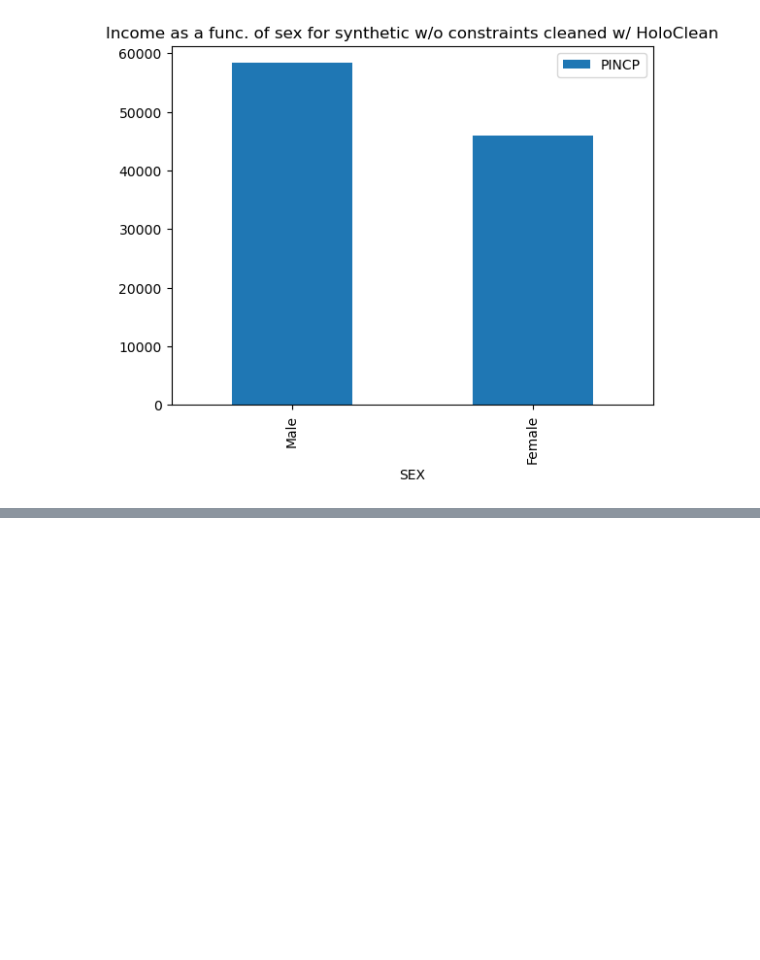
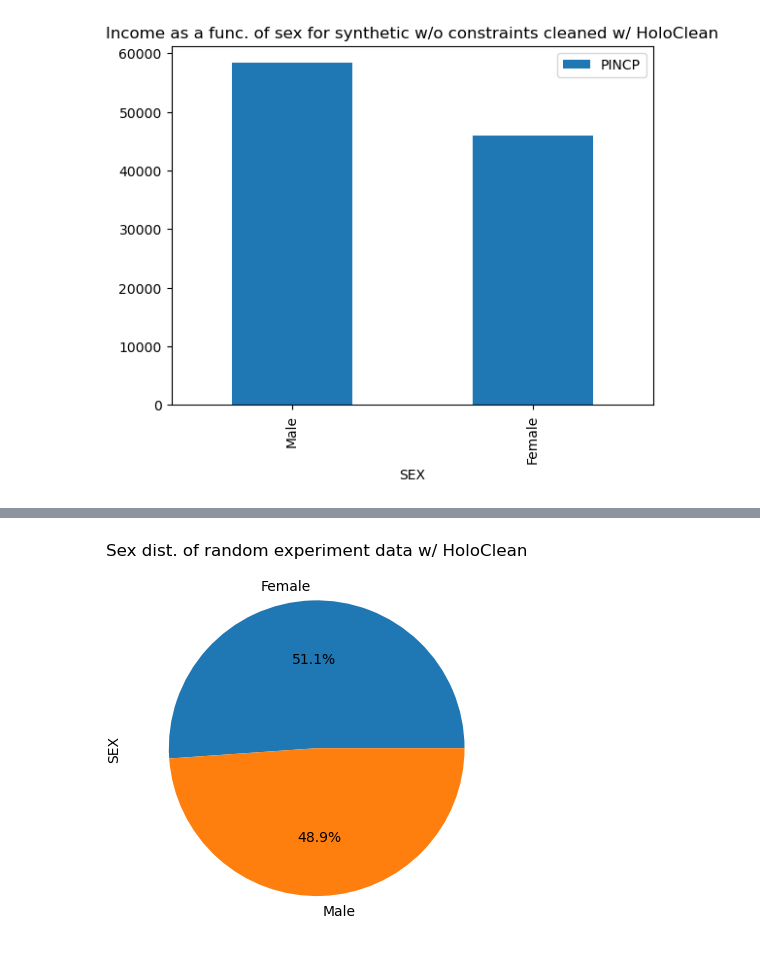
Before and after one commit to kushagraghosh/DataRepairAndFairness, a Jupyter notebook: data_repair_and_fairness.ipynb, the cells around one changed output, grey strips where cells are left out. Cells and saved outputs as stored; diff of their text form; code cells hidden in the pictures; blank space fills up the shorter version.

```diff
--- a/data_repair_and_fairness.ipynb
+++ b/data_repair_and_fairness.ipynb
@@ -607,0 +774,7 @@ fig.savefig('plots/income-disability-holoclean.png', bbox_inches='tight')
+# %%
+fig, axs = plt.subplots(1,1)
+piechart("Sex dist. of random experiment data w/ HoloClean", holoclean_experiment_data, axs, 'SEX', sex_label_mapping)
+plt.show()
+fig.savefig('plots/sex-experiment-holoclean.png', bbox_inches='tight')
+# %% [output]
+[figure, added]
```
Also changed, not shown: parts of 57 cells of this notebook, 14 other files.
